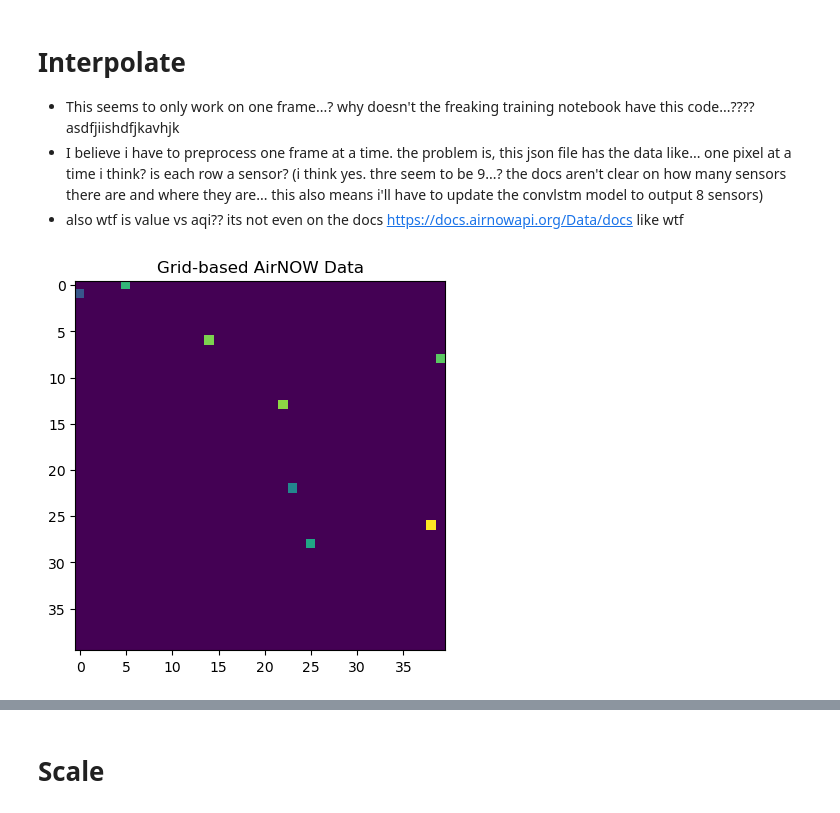
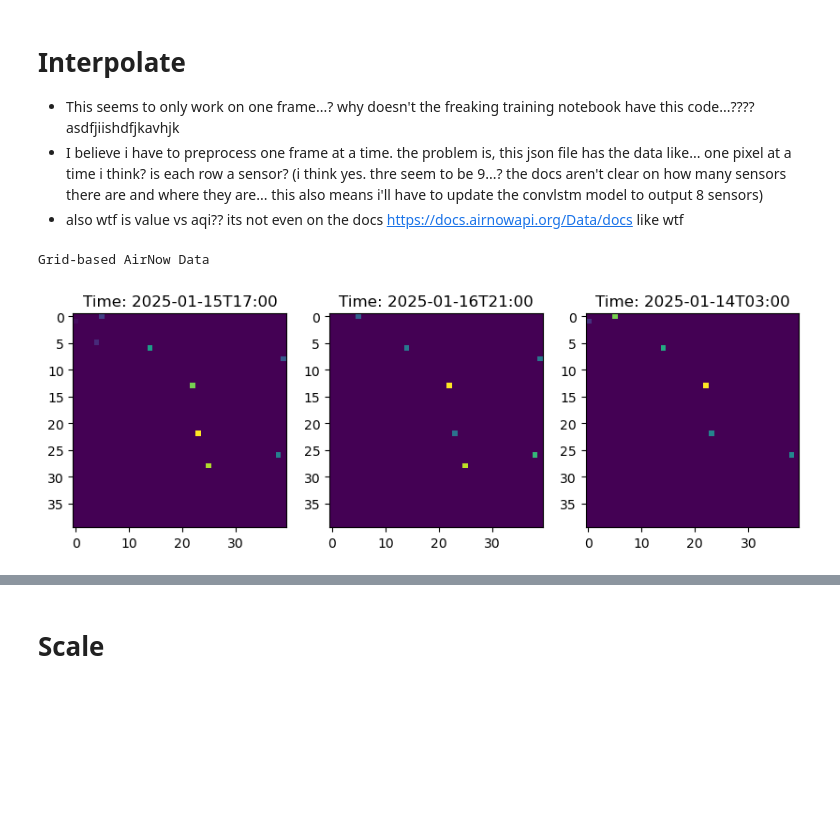
Before and after one commit to matthewgraca/hrrr-smoke-viz, a Jupyter notebook: data/airnow_data_pipeline.ipynb, the cells around one changed output, grey strips where cells are left out. Saved outputs shown, nothing was run; the diff lists cells and outputs as text; code cells hidden in the pictures; blank space fills up the shorter version.

Commit message:
pulled proper sensor data for each time step into one frame. refactored preprocessing and scaling to work with lists of frames.

```diff
--- a/data/airnow_data_pipeline.ipynb
+++ b/data/airnow_data_pipeline.ipynb
@@ -80,3 +80,9 @@ airnow_df[0:20]
 | 17 | 34.143900 | -117.850800 | 2025-01-10T01:00 | PM2.5 | UG/M3 | 27.6 | 28.8 | 85 | 2 |
 | 18 | 34.199200 | -118.533100 | 2025-01-10T02:00 | PM2.5 | UG/M3 | 0.4 | -0.5 | 2 | 1 |
 | 19 | 34.383300 | -118.528300 | 2025-01-10T02:00 | PM2.5 | UG/M3 | 5.0 | 6.1 | 28 | 1 |
+# %%
+# split data by time; every element is a single frame, of 9 stations
+list_df = [group for name, group in airnow_df.groupby('UTC')]
+print(f"Number of frames: {len(list_df)}")
+display(list_df[0])
+display(list_df[-1])
@@ -111,15 +139,24 @@ def preprocess_ground_sites(df, dim, latMax, latMin, lonMax, lonMin):
 # %%
 lat_bottom, lat_top = 33.6, 34.3
 lon_bottom, lon_top = -118.6, -117.9
 dim = 40
 
-unInter = preprocess_ground_sites(airnow_df, dim, lat_top, lat_bottom, lon_top, lon_bottom)
+# preprocess ground sites
+list_unInter = [preprocess_ground_sites(df, dim, lat_top, lat_bottom, lon_top, lon_bottom) for df in list_df]
 
-plt.imshow(unInter)
-plt.title("Grid-based AirNOW Data")
+# plot out 3 random images
+np.random.seed(42)
+print("Grid-based AirNow Data")
+fig, axes = plt.subplots(1, 3, figsize=(10, 4))
+for idx, ax in enumerate(axes):
+    randIdx = np.random.choice(range(0, len(list_unInter)), replace=False)
+    ax.imshow(list_unInter[randIdx])
+    ax.set_title(f"Time: {list_df[randIdx]['UTC'].iloc[0]}")
+
 plt.show()
 # %% [output]
+Grid-based AirNow Data
-[figure, old version]
+[figure, new version]
 # %%
 from scipy.interpolate import NearestNDInterpolator, LinearNDInterpolator
 
```
Also changed, not shown: parts of 5 cells of this notebook.
